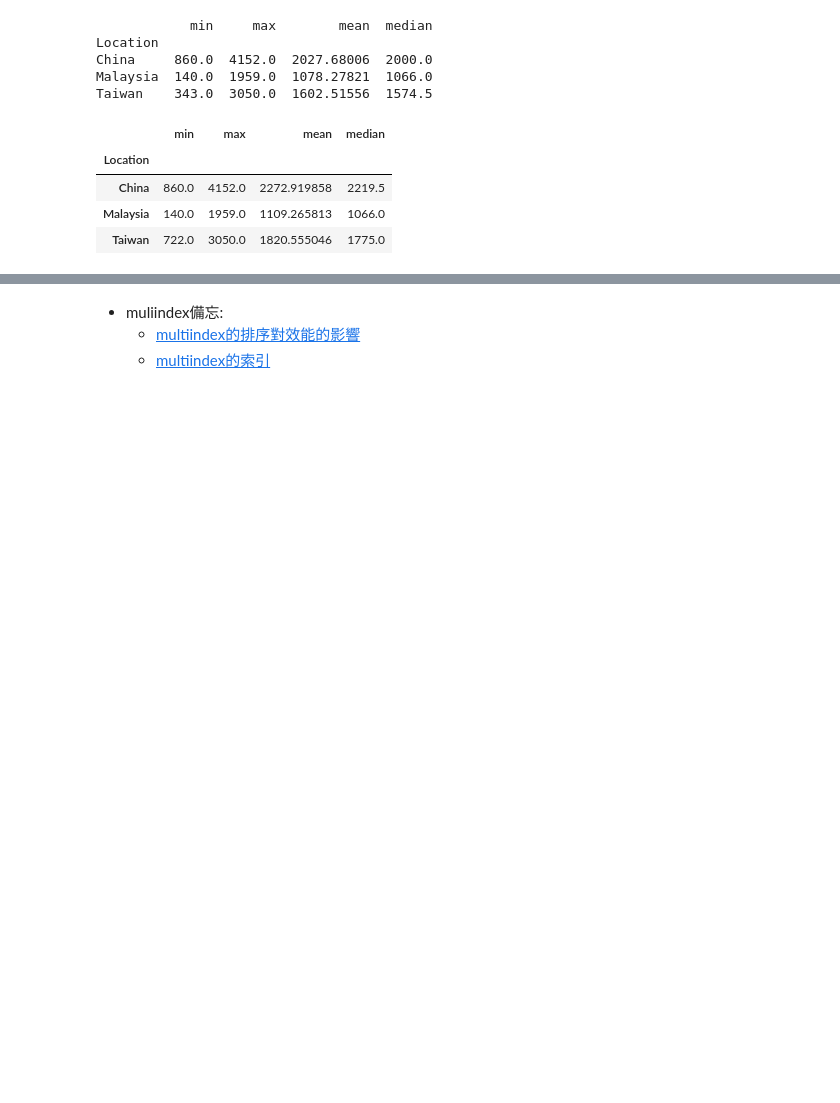
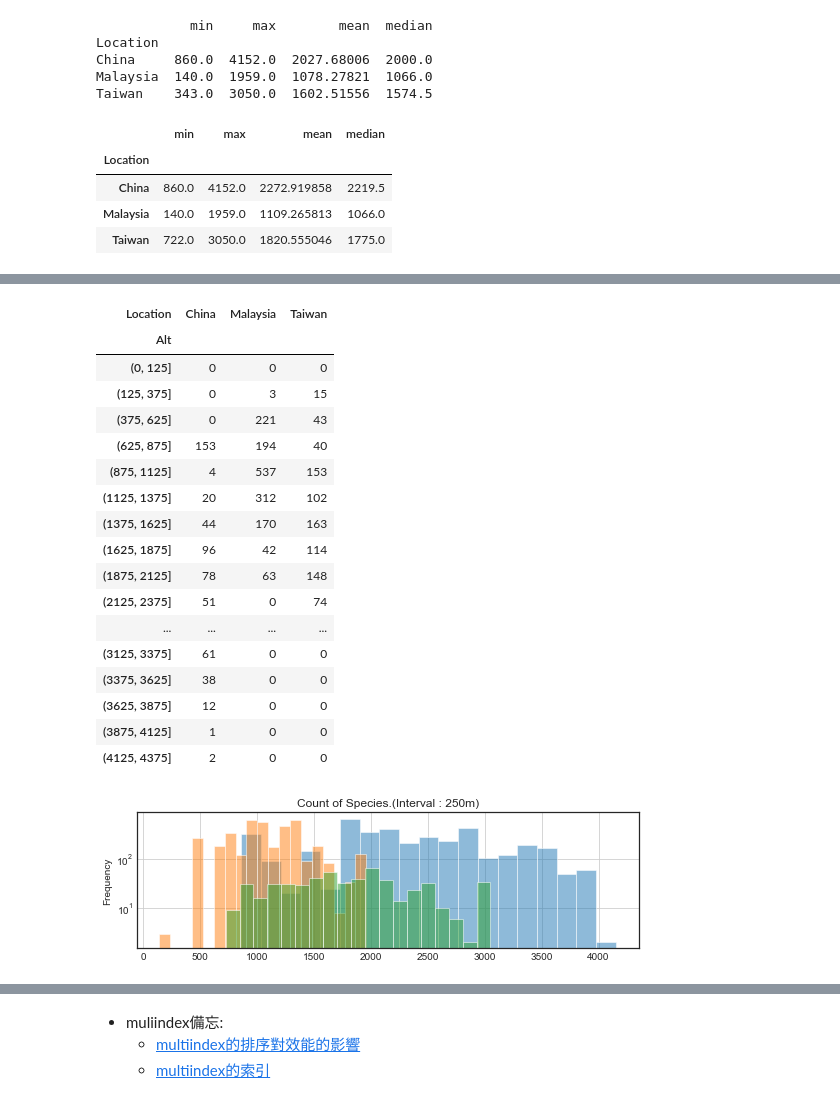
Before and after one commit to YunghuiHsu/Moth_Project, a Jupyter notebook: Moth_thermal/vsc/explore_LatentSpace.ipynb, the cells around one changed output, grey strips where cells are left out. Cells and saved outputs as stored; diff of their text form; code cells hidden in the pictures; blank space fills up the shorter version.

```diff
--- a/Moth_thermal/vsc/explore_LatentSpace.ipynb
+++ b/Moth_thermal/vsc/explore_LatentSpace.ipynb
@@ -899,0 +874,31 @@ Taiwan     : [   0  250  500  750 1000 1250 1500 1750 2000 2250 2500 2750 3000 3
+# %%
+# 檢視海拔分組的頻率分布
+setting = dict(bins=len(bins), figsize=(9,2.5), alpha=0.5, logy=True, grid=True,
+               title=f'Count of Species.(Interval : {step}m)')
+(df_coding_sp_based.groupby(['Location']).TTRS_Elev_mid
+ .plot.hist(**setting)
+);
+
+alt_loc_count = df_TTRS_Alt_label.groupby(['Location','Alt']).count().Species.sort_index().unstack(level=0)
+
+alt_loc_count
+# %% [output]
+| Location | China | Malaysia | Taiwan |
+| Alt |  |  |  |
+| (0, 125] | 0 | 0 | 0 |
+| (125, 375] | 0 | 3 | 15 |
+| (375, 625] | 0 | 221 | 43 |
+| (625, 875] | 153 | 194 | 40 |
+| (875, 1125] | 4 | 537 | 153 |
+| (1125, 1375] | 20 | 312 | 102 |
+| (1375, 1625] | 44 | 170 | 163 |
+| (1625, 1875] | 96 | 42 | 114 |
+| (1875, 2125] | 78 | 63 | 148 |
+| (2125, 2375] | 51 | 0 | 74 |
+| ... | ... | ... | ... |
+| (3125, 3375] | 61 | 0 | 0 |
+| (3375, 3625] | 38 | 0 | 0 |
+| (3625, 3875] | 12 | 0 | 0 |
+| (3875, 4125] | 1 | 0 | 0 |
+| (4125, 4375] | 2 | 0 | 0 |
+[figure, added]
```
Also changed, not shown: parts of 18 cells of this notebook.
